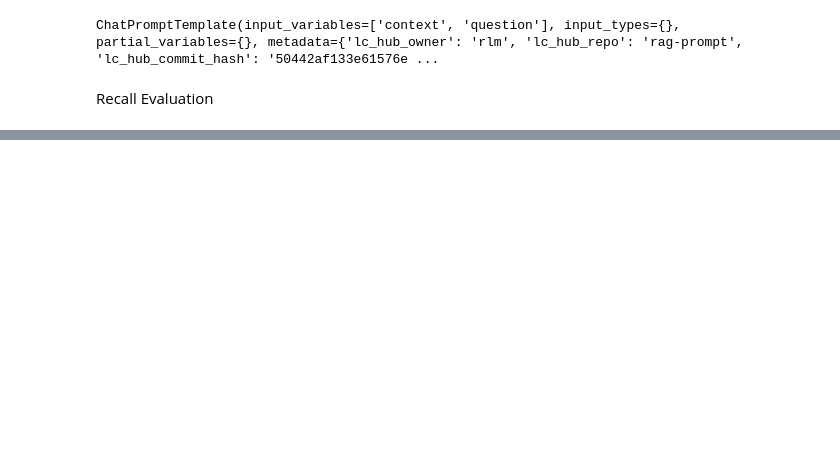
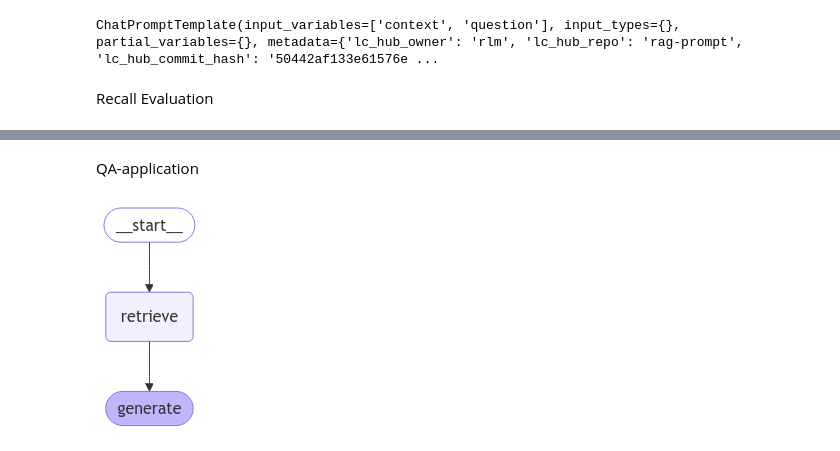
Before and after one commit to amarka8/RAG, a Jupyter notebook: retrieval-tests.ipynb, the cells around one changed output, grey strips where cells are left out. Cells and saved outputs as stored; diff of their text form; code cells hidden in the pictures; blank space fills up the shorter version.

```diff
--- a/retrieval-tests.ipynb
+++ b/retrieval-tests.ipynb
@@ -89,5 +91,5 @@ print(D)
 # %%
-query = model.encode(["When was the person who Messi's goals in Copa del Rey compared to get signed by Barcelona?"])
+query = model.encode(["Messi's goals in Copa del Rey"])
 k = 8
 D, I = index.search(query, k)  # search
 print(I)
@@ -104,6 +106,8 @@ prompt = hub.pull("rlm/rag-prompt", api_key = os.getenv("OPENAI_API_KEY"))
 prompt
 # %% [output]
 ChatPromptTemplate(input_variables=['context', 'question'], input_types={}, partial_variables={}, metadata={'lc_hub_owner': 'rlm', 'lc_hub_repo': 'rag-prompt', 'lc_hub_commit_hash': '50442af133e61576e ...
+# %%
+dataset = 'musique'
 # %% [markdown]
 Recall Evaluation
 # %%
@@ -131,0 +144,24 @@ llm = ChatOpenAI(model='gpt-3.5-turbo-1106')
+# %%
+recall = dict()
+for data_sample in data:
+    question = data_sample['question']
+    query = model.encode([question])
+    D, I = index.search(query, top_k)
+    contents = [corpus_contents[i] for i in I.tolist()[0]]
+    if dataset in ['musique']:
+        gold_passages = [item for item in data_sample['paragraphs'] if item['is_supporting']]
+        gold_items = set([item['title'] + '\n' + item['paragraph_text'] for item in gold_passages])
+        retrieved_items = contents
+    elif dataset in ['2wikimultihopqa']:
+        gold_passages = [item for item in data_sample['supporting_facts']]
+        gold_items = set([item[0] for item in gold_passages])
+        #get the title and compare against supporting titles
+        retrieved_items = [passage.split('\n')[0].strip() for passage in contents]
+    for k in k_list:
+        # in the top k retrieved docs, sum the number of true positives (gold items) found and divide by the total number of true positives
+        # fraction of retrieved passages found
+        recall[k] = sum(1 for t in gold_items if t in retrieved_items[:k]) / len(gold_items)
+        total_recall[k] += recall[k]
+for k in k_list:
+    #average recall (across 1,000 questions for musique)
+    print(f'R@{k}: {total_recall[k] / len(data):.4f} ', end='')
@@ -132,3 +245,5 @@ llm = ChatOpenAI(model='gpt-3.5-turbo-1106')
+# %% [markdown]
+QA-application
 # %%
 class State(TypedDict):
     question: str
@@ -136,11 +251,23 @@ class State(TypedDict):
     answer: str
 # %%
 def retrieve(state: State):
-    D, I = faiss_index.search(state["question"], top_k)
-    return {"context": I.tolist()[0]}
+    query = model.encode([state["question"]])
+    D, I = index.search(query, top_k)
+    contents = [corpus_contents[i] for i in I.tolist()[0]]
+    return {"context": contents}
 
 def generate(state: State):
     docs_content = "\n\n".join(doc for doc in state["context"])
     messages = prompt.invoke({"question": state["question"], "context": docs_content})
     response = llm.invoke(messages)
     return {"answer": response.content}
+# %%
+from langgraph.graph import START, StateGraph
+from IPython.display import Image, display
+
+graph_builder = StateGraph(State).add_sequence([retrieve, generate])
+graph_builder.add_edge(START, "retrieve")
+graph = graph_builder.compile()
+display(Image(graph.get_graph().draw_mermaid_png()))
+# %% [output]
+[figure, added]
```
Also changed, not shown: parts of 8 cells of this notebook, 1 other file.
